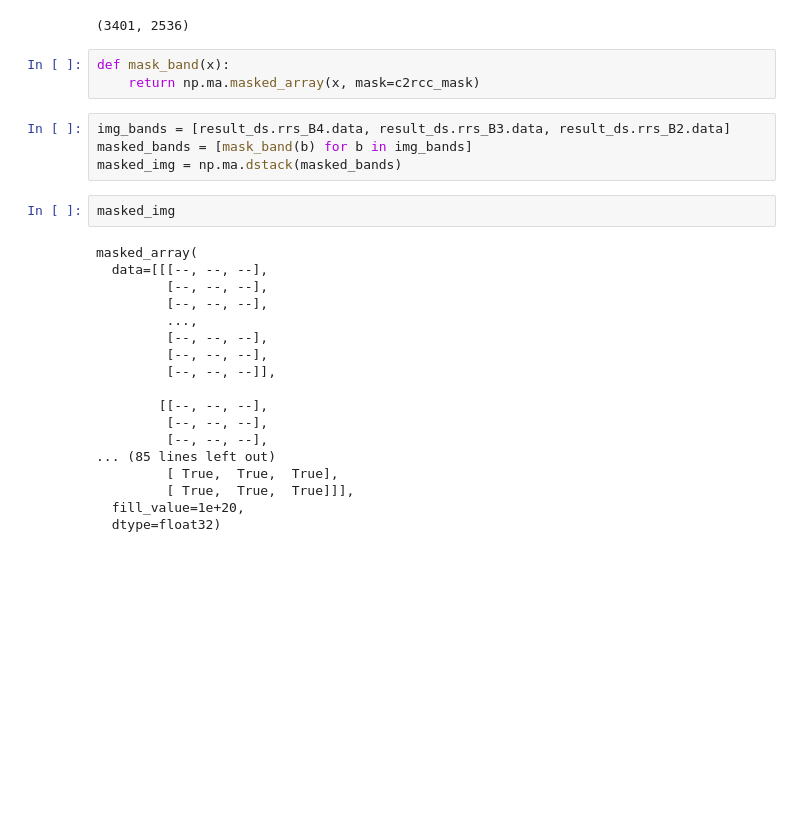
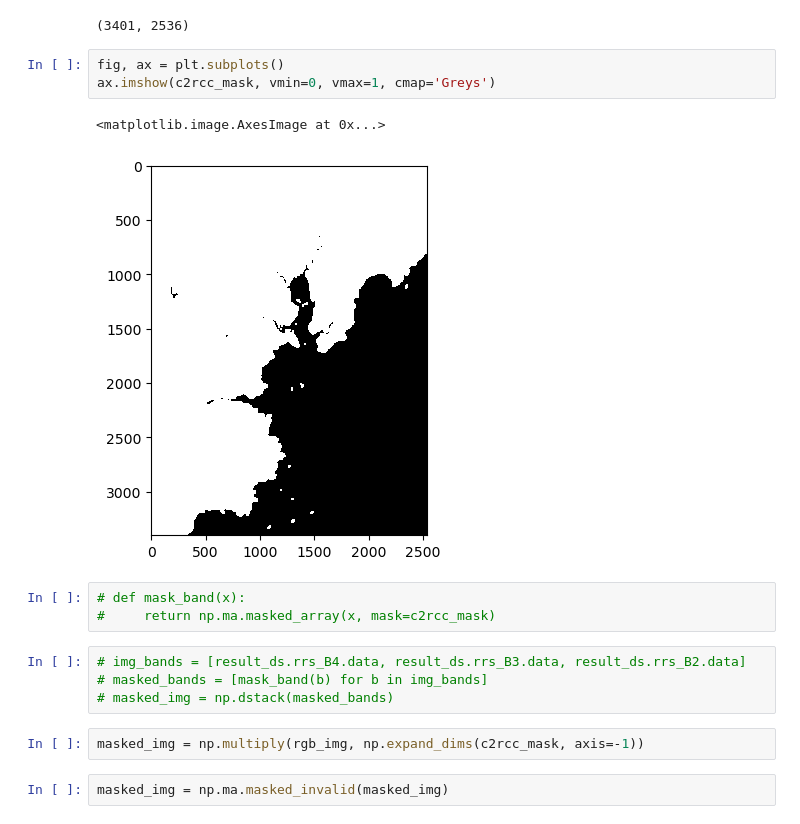
Before and after one commit to olley102/MarineHabitatMapping-WEkEO, a Jupyter notebook: EOCanvasTest.ipynb, the cells around one changed output. Drawn from its saved outputs; the diff is of its cells as text; blank space fills up the shorter version.

```diff
--- a/EOCanvasTest.ipynb
+++ b/EOCanvasTest.ipynb
@@ -289,33 +289,23 @@ c2rcc_mask = mask_ds.C2RCCMask.data
 c2rcc_mask.shape
 # %% [output]
 (3401, 2536)
+# %%
+fig, ax = plt.subplots()
+ax.imshow(c2rcc_mask, vmin=0, vmax=1, cmap='Greys')
+# %% [output]
+<matplotlib.image.AxesImage at 0x...>
+[figure, added]
 # %%
-def mask_band(x):
-    return np.ma.masked_array(x, mask=c2rcc_mask)
+# def mask_band(x):
+#     return np.ma.masked_array(x, mask=c2rcc_mask)
 # %%
-img_bands = [result_ds.rrs_B4.data, result_ds.rrs_B3.data, result_ds.rrs_B2.data]
-masked_bands = [mask_band(b) for b in img_bands]
-masked_img = np.ma.dstack(masked_bands)
+# img_bands = [result_ds.rrs_B4.data, result_ds.rrs_B3.data, result_ds.rrs_B2.data]
+# masked_bands = [mask_band(b) for b in img_bands]
+# masked_img = np.dstack(masked_bands)
+# %%
+masked_img = np.multiply(rgb_img, np.expand_dims(c2rcc_mask, axis=-1))
 # %%
-masked_img
+masked_img = np.ma.masked_invalid(masked_img)
-# %% [output]
-masked_array(
-  data=[[[--, --, --],
-         [--, --, --],
-         [--, --, --],
-         ...,
-         [--, --, --],
-         [--, --, --],
-         [--, --, --]],
-
-        [[--, --, --],
-         [--, --, --],
-         [--, --, --],
-... (85 lines left out)
-         [ True,  True,  True],
-         [ True,  True,  True]]],
-  fill_value=1e+20,
-  dtype=float32)
 # %%
 masked_img.max()
 # %% [output]
```
Also changed, not shown: parts of 3 cells of this notebook.
